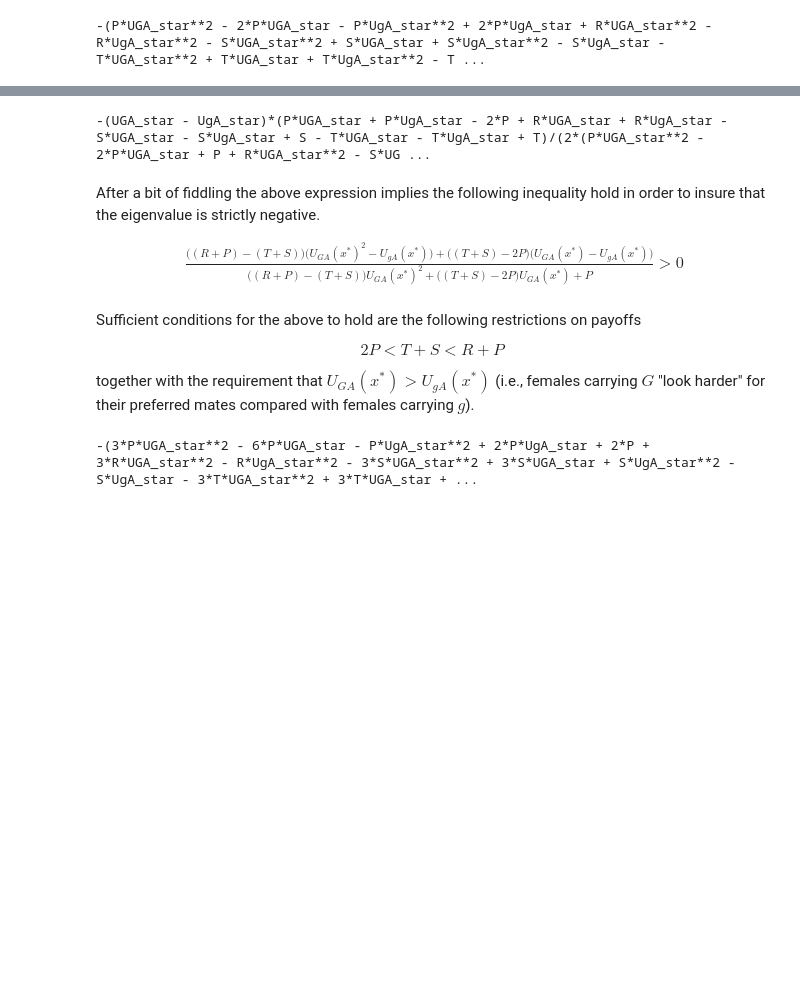
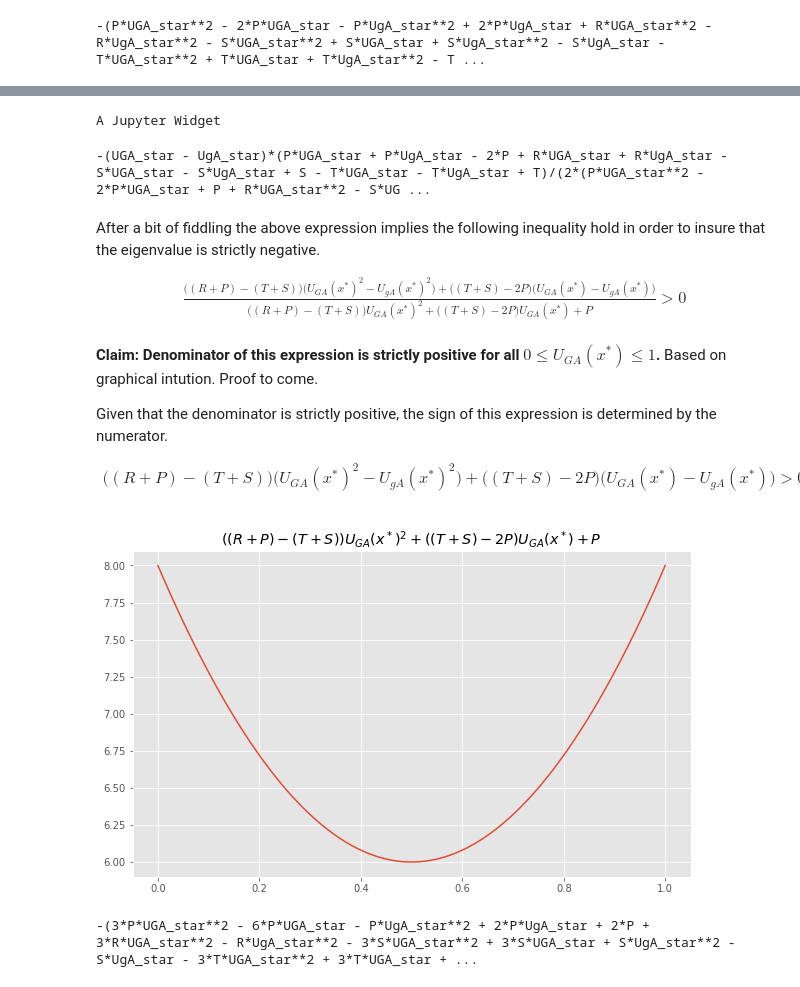
Before and after one commit to davidrpugh/evolution-of-social-behavior, a Jupyter notebook: monomorphic-gamma-model.ipynb, the cells around one changed output, grey strips where cells are left out. Cells and saved outputs as stored; diff of their text form; code cells hidden in the pictures; blank space fills up the shorter version.

Commit message:
Added interactive eigenvalue plot

```diff
--- a/monomorphic-gamma-model.ipynb
+++ b/monomorphic-gamma-model.ipynb
@@ -337,3 +365,16 @@ e1
+# %%
+mpld3.disable_notebook()  # don't need interactive plotting for this!
+
+# sliders used to control the Prisoner's Dilemma Payoffs
+T_slider = widgets.FloatSlider(value=25, min=0, max=100, step=0.1, description=r"$T$")
+R_slider = widgets.FloatSlider(value=3, min=0, max=100, step=0.1, description=r"$R$")
+P_slider = widgets.FloatSlider(value=2, min=0, max=100, step=0.1, description=r"$P$")
+S_slider = widgets.FloatSlider(value=1, min=0, max=100, step=0.1, description=r"$S$")
+
+w = widgets.interactive(plot_eigenvalue, T=T_slider, R=R_slider, P=P_slider, S=S_slider)
+display(w)
+# %% [output]
+A Jupyter Widget
 # %%
 sym.factor(e1)
 # %% [output]
@@ -348,16 +389,28 @@ After a bit of fiddling the above expression implies the following inequality ho
    % \frac{-(U_{GA}(x^*) - U_{gA}(x^*))\bigg(\big((R + P) - (T + S)\big)U_{GA}(x^*) + \big((R + P) - (T + S)\big)U_{gA}(x^*) + \big((T + S) - 2P\big)\bigg)}{(2\bigg(\big((R + P) - (T + S)\big)U_{GA}(x^*)^2 + \big((T + S) - 2P\big)U_{GA}(x^*) + P\bigg))} < 0\\
    % -\frac{1}{2}\frac{(U_{GA}(x^*) - U_{gA}(x^*))\bigg(\big((R + P) - (T + S)\big)U_{GA}(x^*) + \big((R + P) - (T + S)\big)U_{gA}(x^*) + \big((T + S) - 2P\big)\bigg)}{\big((R + P) - (T + S)\big)U_{GA}(x^*)^2 + \big((T + S) - 2P\big)U_{GA}(x^*) + P} < 0\\
    % -\frac{1}{2}\frac{(U_{GA}(x^*) - U_{gA}(x^*))\bigg(\big((R + P) - (T + S)\big)(U_{GA}(x^*) + U_{gA}(x^*)) + \big((T + S) - 2P\big)\bigg)}{\big((R + P) - (T + S)\big)U_{GA}(x^*)^2 + \big((T + S) - 2P\big)U_{GA}(x^*) + P} < 0\\
-   % -\frac{1}{2}\frac{(U_{GA}(x^*) - U_{gA}(x^*))\bigg(\big((R + P) - (T + S)\big)(U_{GA}(x^*) + U_{gA}(x^*)) + \big((T + S) - 2P\big)\bigg)}{\big((R + P) - (T + S)\big)U_{GA}(x^*)^2 + \big((T + S) - 2P\big)U_{GA}(x^*) + P} < 0\\
-   % -\frac{1}{2}\frac{\bigg(\big((R + P) - (T + S)\big)\big(U_{GA}(x^*)^2 - U_{gA}(x^*)\big) + \big((T + S) - 2P\big)\big(U_{GA}(x^*) - U_{gA}(x^*)\big)\bigg)}{\big((R + P) - (T + S)\big)U_{GA}(x^*)^2 + \big((T + S) - 2P\big)U_{GA}(x^*) + P} < 0\\
-    \frac{\big((R + P) - (T + S)\big)\big(U_{GA}(x^*)^2 - U_{gA}(x^*)\big) + \big((T + S) - 2P\big)\big(U_{GA}(x^*) - U_{gA}(x^*)\big)}{\big((R + P) - (T + S)\big)U_{GA}(x^*)^2 + \big((T + S) - 2P\big)U_{GA}(x^*) + P} > 0\\
+   % -\frac{1}{2}\frac{\bigg(\big((R + P) - (T + S)\big)\big(U_{GA}(x^*)^2 - U_{gA}(x^*)^2\big) + \big((T + S) - 2P\big)\big(U_{GA}(x^*) - U_{gA}(x^*)\big)\bigg)}{\big((R + P) - (T + S)\big)U_{GA}(x^*)^2 + \big((T + S) - 2P\big)U_{GA}(x^*) + P} < 0\\
+    \frac{\big((R + P) - (T + S)\big)\big(U_{GA}(x^*)^2 - U_{gA}(x^*)^2\big) + \big((T + S) - 2P\big)\big(U_{GA}(x^*) - U_{gA}(x^*)\big)}{\big((R + P) - (T + S)\big)U_{GA}(x^*)^2 + \big((T + S) - 2P\big)U_{GA}(x^*) + P} > 0\\
 \end{align}
 
-Sufficient conditions for the above to hold are the following restrictions on payoffs
+**Claim: Denominator of this expression is strictly positive for all $0 \le U_{GA}(x^*) \le 1$.** Based on graphical intution. Proof to come.
 
-$$ 2P < T + S < R + P $$
+Given that the denominator is strictly positive, the sign of this expression is determined by the numerator.
 
-together with the requirement that $U_{GA}(x^*) > U_{gA}(x^*)$ (i.e., females carrying $G$ "look harder" for their preferred mates compared with females carrying $g$).
+\begin{align}
+    \big((R + P) - (T + S)\big)\big(U_{GA}(x^*)^2 - U_{gA}(x^*)^2\big) + \big((T + S) - 2P\big)\big(U_{GA}(x^*) - U_{gA}(x^*)\big) > 0
+\end{align}
+# %%
+def plot_denominator():
+    fig, ax = plt.subplots(1, 1, figsize=(10,6))
+    T, R, P, S = 8.0001, 8, 7.999, 0
+    g = lambda u: ((R + P) - (T + S)) * u**2 + (T + S - 2 * P) * u + P
+    us = np.linspace(0, 1, 100)
+    ax.plot(us, g(us))
+    ax.set_title(r"$((R + P) - (T + S))U_{GA}(x^*)^2 + ((T + S) - 2P)U_{GA}(x^*) + P$")
+    plt.show()
+# %% [output]
+[figure, added]
 # %%
 e2
 # %% [output]
```
Also changed, not shown: parts of 3 cells of this notebook.
